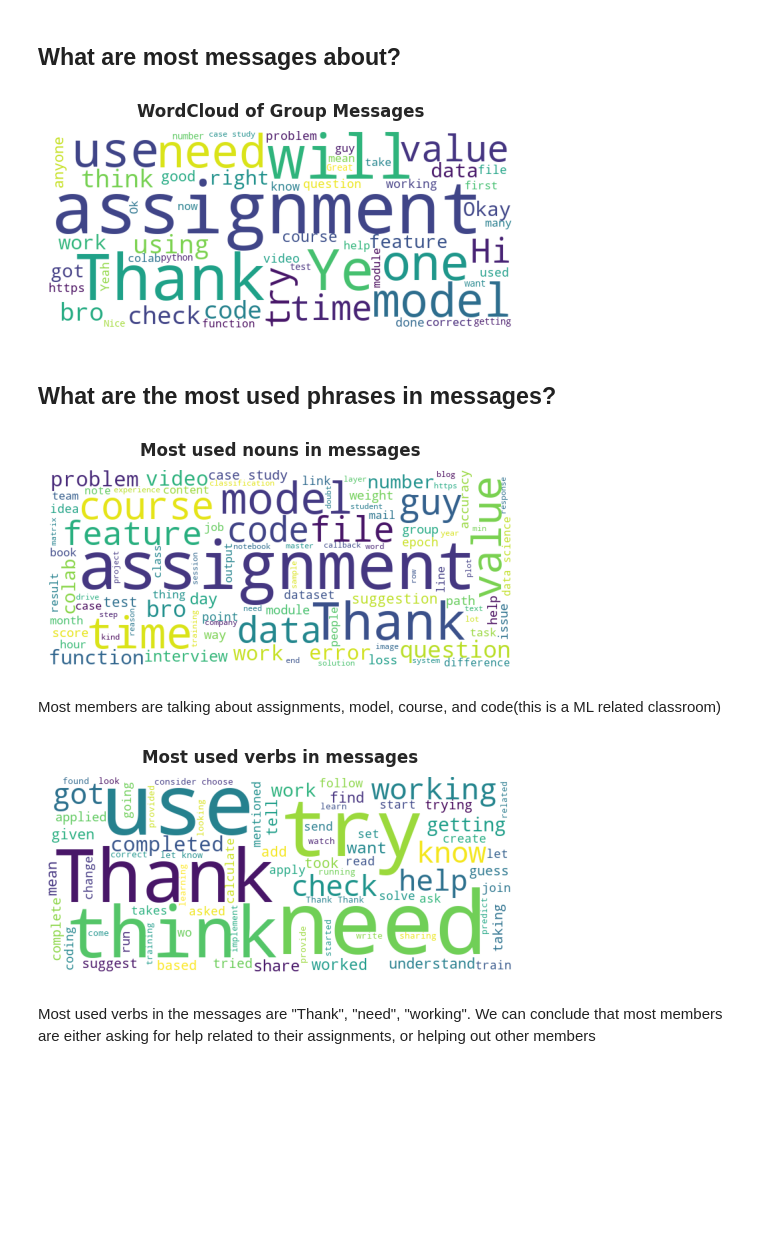
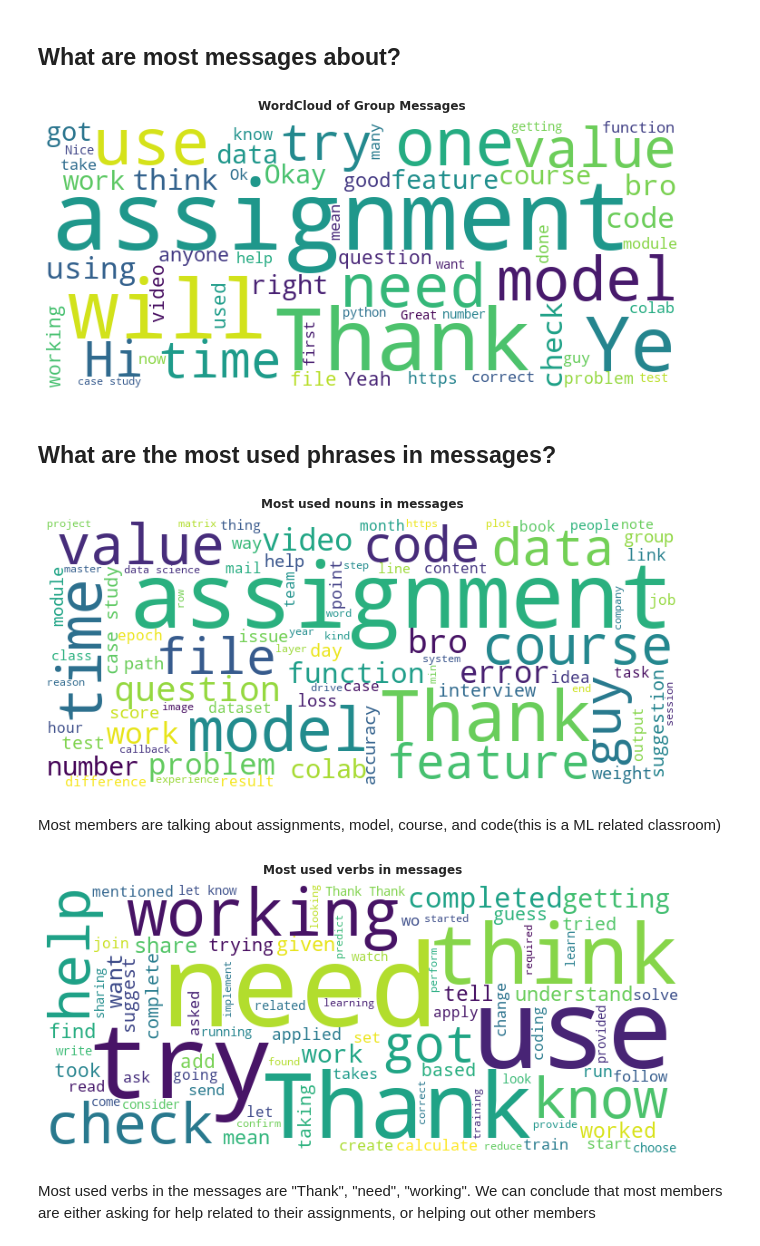
Before and after one commit to gborn/Whatsapp_Chat_Analysis, a Jupyter notebook: notebooks/01_exploratory_data_analysis_on_whatsapp_chats.ipynb, the cells around one changed output. Cells and saved outputs as stored; diff of their text form; code cells hidden in the pictures; blank space fills up the shorter version.

```diff
--- a/notebooks/01_exploratory_data_analysis_on_whatsapp_chats.ipynb
+++ b/notebooks/01_exploratory_data_analysis_on_whatsapp_chats.ipynb
@@ -198,25 +225,25 @@ We can observe that members are most active after 6 pm in monday, and tuesday, a
 # %%
 # To know what members most talk about, we can use a simple word cloud
 #!pip install wordcloud > /dev/null
 from wordcloud import WordCloud
 
 df = chats.copy()
 
 # remove messages about notifications or settings
 df = df[df.message != '<Media omitted>']
 df = df[df.message != 'This message was deleted']
 
 def plot_wordcloud(messages, title):
     wc = WordCloud(width=700, height=300, min_font_size=12, background_color='white')
     wc = wc.generate(messages)
-    fig, ax = plt.subplots()
+    fig, ax = plt.subplots(figsize=(15, 5))
     ax.imshow(wc)
     plt.axis('off')
     plt.title(title);
 
 plot_wordcloud(df['message'].str.cat(sep=' '), 'WordCloud of Group Messages')
 # %% [output]
-[figure, old version]
+[figure, new version]
 # %% [markdown]
 ## What are the most used phrases in messages?
 # %%
@@ -257,13 +284,13 @@ emojis = [word for word in words if word in emoji.UNICODE_EMOJI['en']]
 # %%
 plot_wordcloud(' '.join(nouns), 'Most used nouns in messages')
 # %% [output]
-[figure, old version]
+[figure, new version]
 # %% [markdown]
 Most members are talking about assignments, model, course, and code(this is a ML related classroom)
 # %%
 plot_wordcloud(' '.join(verbs), 'Most used verbs in messages')
 # %% [output]
-[figure, old version]
+[figure, new version]
 # %% [markdown]
 Most used verbs in the messages are "Thank", "need", "working". We can conclude that most members are either asking for help related to their assignments, or helping out other members
 # %% [markdown]
```
Also changed, not shown: parts of 11 cells of this notebook.
